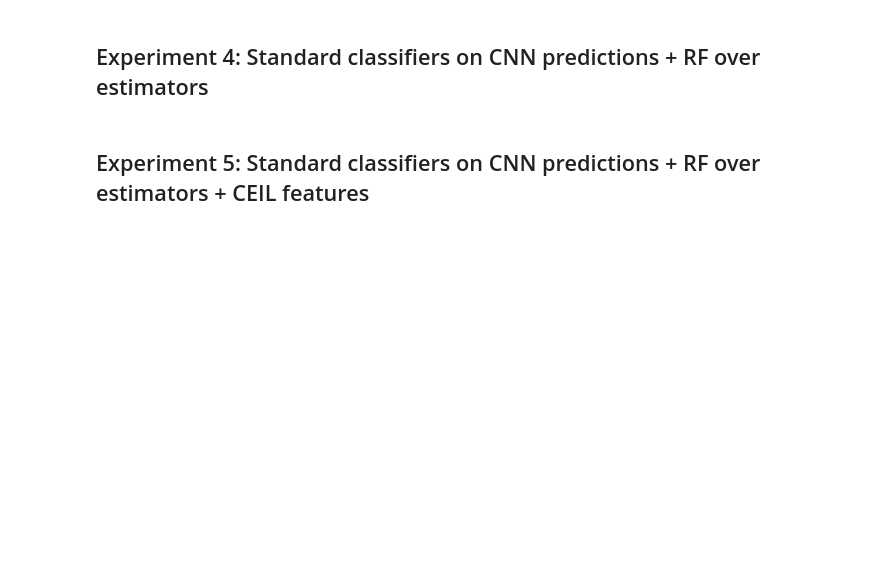
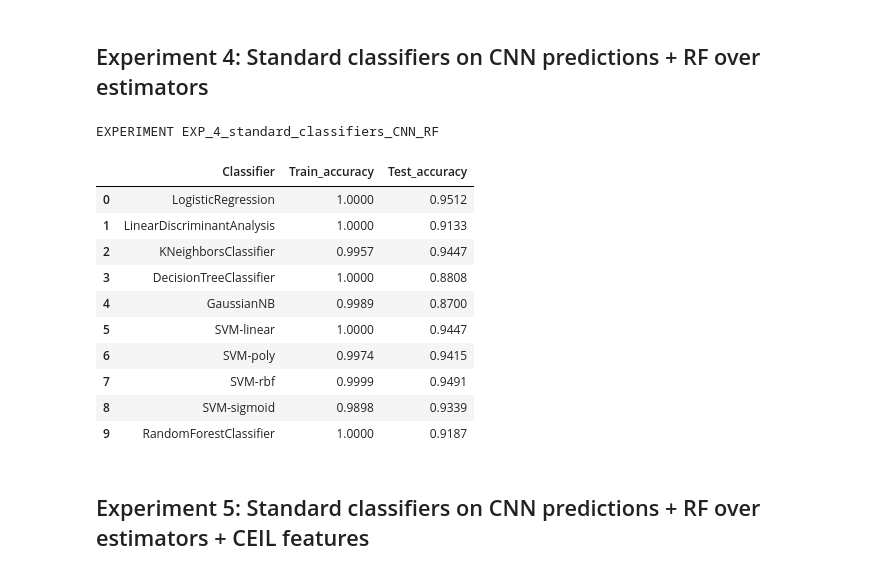
Before and after one commit to jahuerta92/cnn-prob-ensemble, a Jupyter notebook: 2_classification_experiments.ipynb, the cells around one changed output. Cells and saved outputs as stored; diff of their text form; code cells hidden in the pictures; blank space fills up the shorter version.

```diff
--- a/2_classification_experiments.ipynb
+++ b/2_classification_experiments.ipynb
@@ -161,22 +270,36 @@ generate_confusion_matrix_and_report(y_pred=preds_estimators_test_RF_CNN, y_test
 # %%
 ##############################################################
 # Experiment 4: Standard classifiers on CNN predictions + RF over estimators
 ##############################################################
 experiment_name = "EXP_4_standard_classifiers_CNN_RF"
 print("EXPERIMENT %s" % experiment_name)
 
 
 #preds_estimators_test_RF_hot = grid_rf.predict(estimators_test)
 #preds_estimators_test_RF = encoder.inverse_transform(preds_estimators_test_RF_hot)
 
 x_train_cnn_rf_predictions = np.concatenate((preds_estimators_train_RF_hot, preds_cnn_train_hot, ceil_train), axis=1)
 x_test_cnn_rf_predictions = np.concatenate((preds_estimators_test_RF_hot, preds_cnn_test_hot, ceil_test), axis=1)
 
 
 
-train_classifiers_on_set(X_train=x_train_cnn_rf_predictions, Y_train=encoder.inverse_transform(y_train),
-                         X_test=x_test_cnn_rf_predictions, Y_test=encoder.inverse_transform(y_test),
-                         output_file_id=file_best_exec_id, experiment_name=experiment_name, output_dir=plots_dir, encoder=encoder)
+train_classifiers_on_set(X_train=x_train_cnn_rf_predictions, Y_train=y_train,
+                         X_test=x_test_cnn_rf_predictions, Y_test=y_test,
+                         output_file_id=file_best_exec_id, experiment_name=experiment_name, output_dir=plots_dir,
+                         encoder=encoder)
+# %% [output]
+EXPERIMENT EXP_4_standard_classifiers_CNN_RF
+|  | Classifier | Train_accuracy | Test_accuracy |
+| 0 | LogisticRegression | 1.0000 | 0.9512 |
+| 1 | LinearDiscriminantAnalysis | 1.0000 | 0.9133 |
+| 2 | KNeighborsClassifier | 0.9957 | 0.9447 |
+| 3 | DecisionTreeClassifier | 1.0000 | 0.8808 |
+| 4 | GaussianNB | 0.9989 | 0.8700 |
+| 5 | SVM-linear | 1.0000 | 0.9447 |
+| 6 | SVM-poly | 0.9974 | 0.9415 |
+| 7 | SVM-rbf | 0.9999 | 0.9491 |
+| 8 | SVM-sigmoid | 0.9898 | 0.9339 |
+| 9 | RandomForestClassifier | 1.0000 | 0.9187 |
 # %% [markdown]
 ## Experiment 5: Standard classifiers on CNN predictions + RF over estimators + CEIL features
 # %%
```
Also changed, not shown: parts of 6 cells of this notebook, 4 other files.
